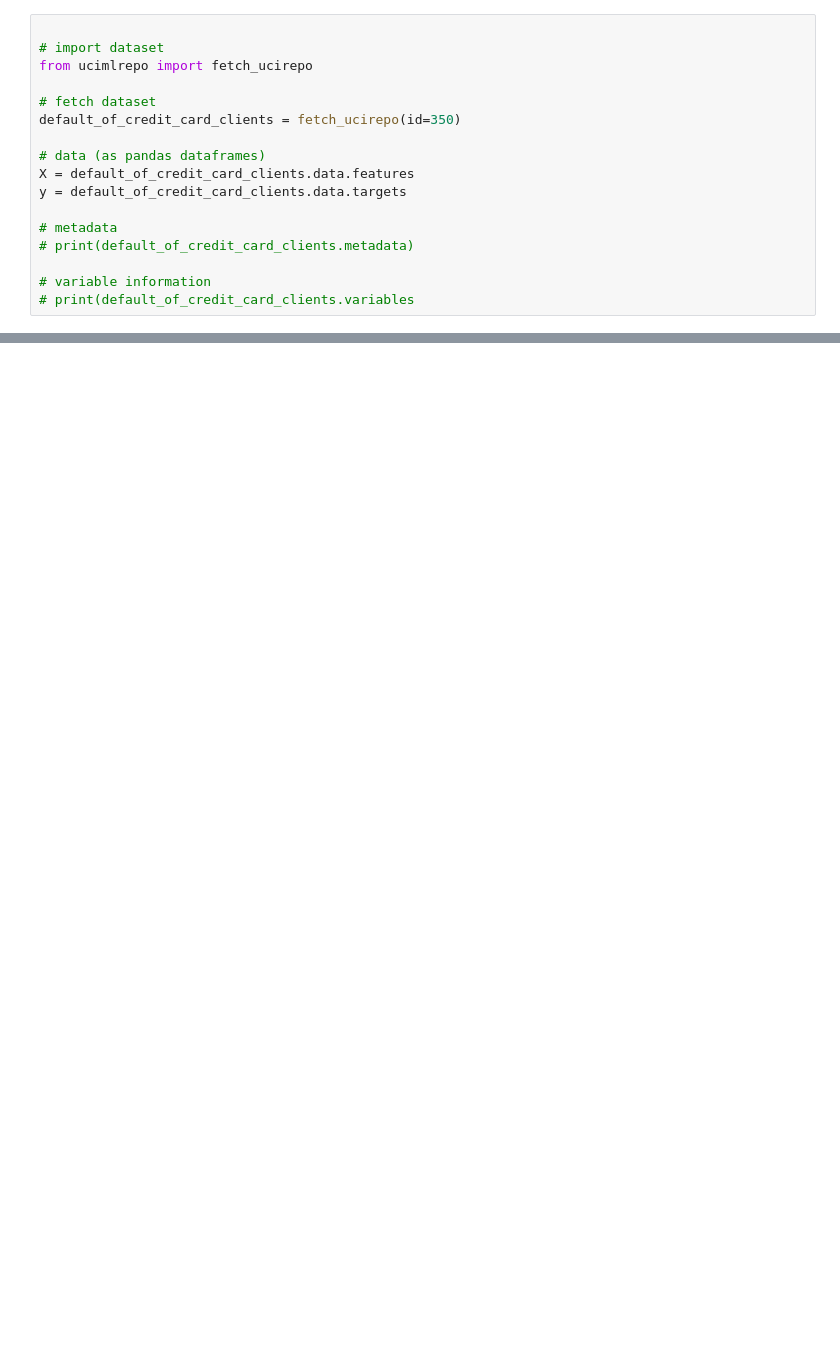
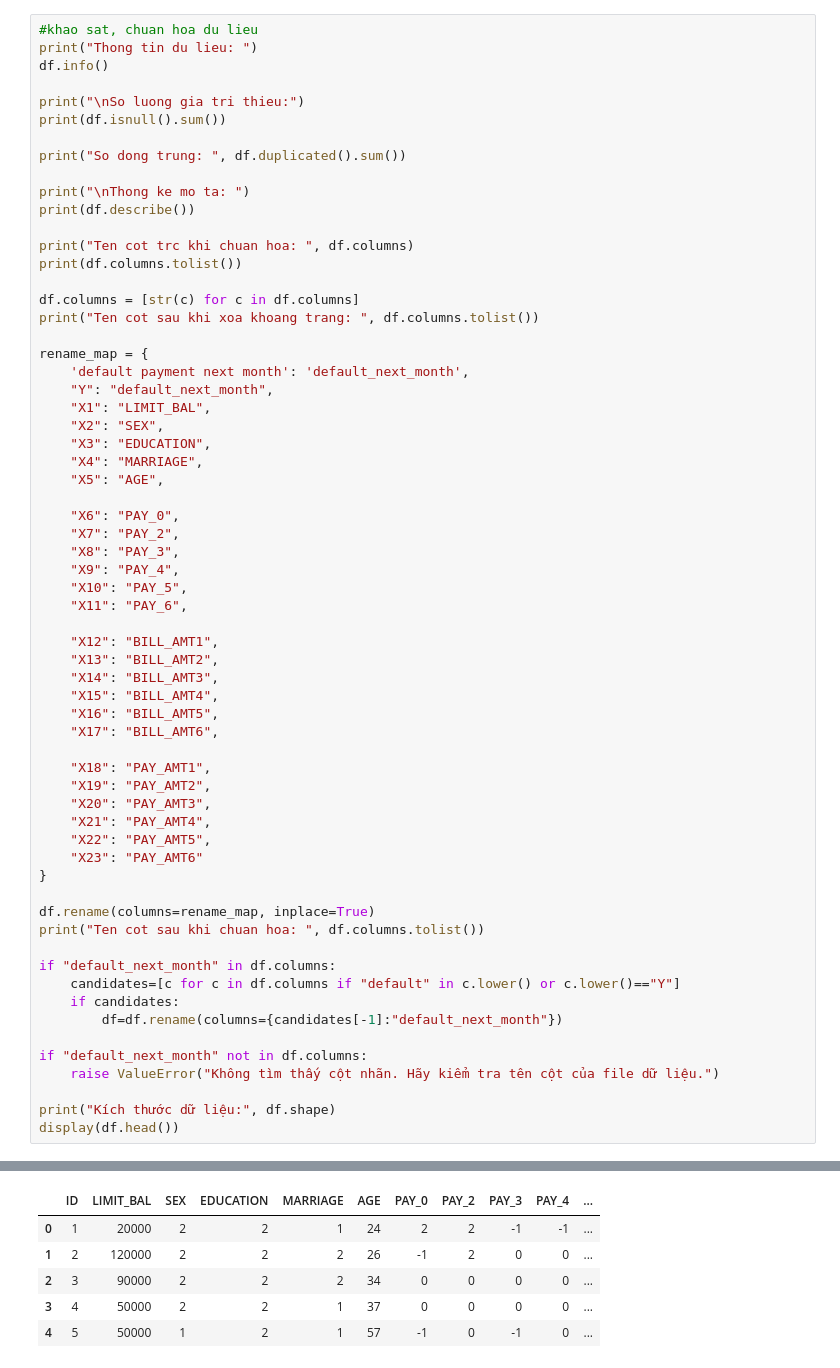
Before and after one commit to Nguen-03/ML_report, a Jupyter notebook: notebook/EDA.ipynb, the cells around one changed output, grey strips where cells are left out. Cells and saved outputs as stored; diff of their text form; blank space fills up the shorter version.

```diff
--- a/notebook/EDA.ipynb
+++ b/notebook/EDA.ipynb
@@ -8,17 +21,64 @@ PROCESSED = Path('../data/processed')
 # %%
+#khao sat, chuan hoa du lieu
+print("Thong tin du lieu: ")
+df.info()
 
-# import dataset
-from ucimlrepo import fetch_ucirepo
+print("\nSo luong gia tri thieu:")
+print(df.isnull().sum())
 
-# fetch dataset
-default_of_credit_card_clients = fetch_ucirepo(id=350)
+print("So dong trung: ", df.duplicated().sum())
 
-# data (as pandas dataframes)
-X = default_of_credit_card_clients.data.features
-y = default_of_credit_card_clients.data.targets
+print("\nThong ke mo ta: ")
+print(df.describe())
 
-# metadata
-# print(default_of_credit_card_clients.metadata)
+print("Ten cot trc khi chuan hoa: ", df.columns)
+print(df.columns.tolist())
 
-# variable information
-# print(default_of_credit_card_clients.variables
+df.columns = [str(c) for c in df.columns]
+print("Ten cot sau khi xoa khoang trang: ", df.columns.tolist())
+
+rename_map = {
+    'default payment next month': 'default_next_month',
+    "Y": "default_next_month",
+    "X1": "LIMIT_BAL",
+    "X2": "SEX",
+    "X3": "EDUCATION",
+    "X4": "MARRIAGE",
+    "X5": "AGE",
+
+    "X6": "PAY_0",
+    "X7": "PAY_2",
+    "X8": "PAY_3",
+    "X9": "PAY_4",
+    "X10": "PAY_5",
+    "X11": "PAY_6",
+
+    "X12": "BILL_AMT1",
+    "X13": "BILL_AMT2",
+    "X14": "BILL_AMT3",
+    "X15": "BILL_AMT4",
+    "X16": "BILL_AMT5",
+    "X17": "BILL_AMT6",
+
+    "X18": "PAY_AMT1",
+    "X19": "PAY_AMT2",
+    "X20": "PAY_AMT3",
+    "X21": "PAY_AMT4",
+    "X22": "PAY_AMT5",
+    "X23": "PAY_AMT6"
+}
+
+df.rename(columns=rename_map, inplace=True)
+print("Ten cot sau khi chuan hoa: ", df.columns.tolist())
+
+if "default_next_month" in df.columns:
+    candidates=[c for c in df.columns if "default" in c.lower() or c.lower()=="Y"]
+    if candidates:
+        df=df.rename(columns={candidates[-1]:"default_next_month"})
+
+if "default_next_month" not in df.columns:
+    raise ValueError("Không tìm thấy cột nhãn. Hãy kiểm tra tên cột của file dữ liệu.")
+
+print("Kích thước dữ liệu:", df.shape)
+display(df.head())
+# %% [output]
@@ -24,0 +104,6 @@ y = default_of_credit_card_clients.data.targets
+|  | ID | LIMIT_BAL | SEX | EDUCATION | MARRIAGE | AGE | PAY_0 | PAY_2 | PAY_3 | PAY_4 | ... |
+| 0 | 1 | 20000 | 2 | 2 | 1 | 24 | 2 | 2 | -1 | -1 | ... |
+| 1 | 2 | 120000 | 2 | 2 | 2 | 26 | -1 | 2 | 0 | 0 | ... |
+| 2 | 3 | 90000 | 2 | 2 | 2 | 34 | 0 | 0 | 0 | 0 | ... |
+| 3 | 4 | 50000 | 2 | 2 | 1 | 37 | 0 | 0 | 0 | 0 | ... |
+| 4 | 5 | 50000 | 1 | 2 | 1 | 57 | -1 | 0 | -1 | 0 | ... |
```
Also changed, not shown: parts of 7 cells of this notebook, 1 other file.
